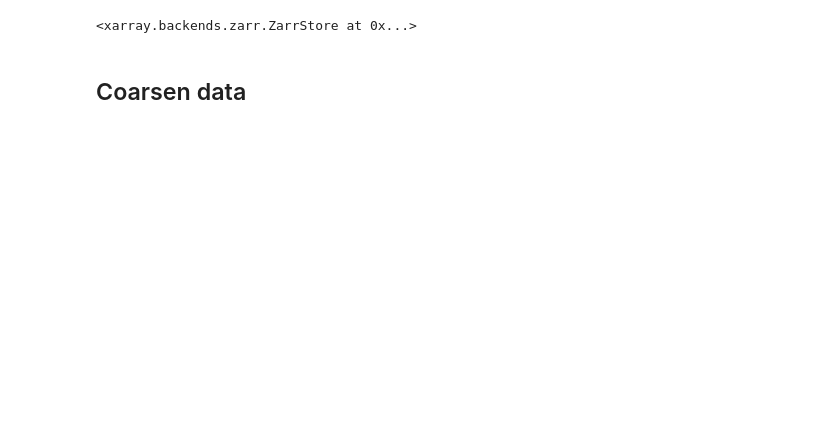
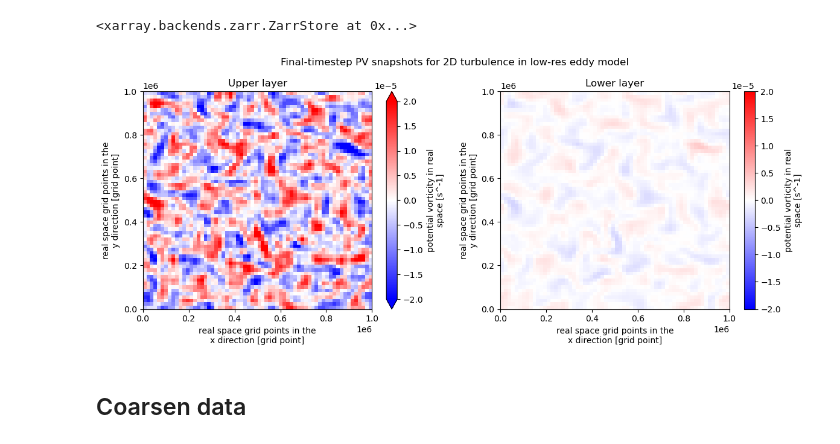
Before and after one commit to ocean-transport/QG-model-summer23, a Jupyter notebook: eddy.ipynb, the cells around one changed output. Cells and saved outputs as stored; diff of their text form; code cells hidden in the pictures; blank space fills up the shorter version.

```diff
--- a/eddy.ipynb
+++ b/eddy.ipynb
@@ -169,7 +170,7 @@ RuntimeError: Undefined plan with nthreads. This is a bug
 # run simulation to gather data initially
 
 ## From here, you can call .run() to run a new simulation
-eddy_model2.run()
+#eddy_model2.run()
 
 ## Convert to xarray Datasets
-eddy_model_test = eddy_model2.to_dataset()
+#eddy_model_test = eddy_model2.to_dataset()
@@ -215,3 +215,5 @@ Data variables: (12/32)
+# %%
+eddy_model_lowRes = eddy_model_test
 # %%
 # write data to scratch bucket after initial run
 
@@ -222,5 +224,12 @@ eddy_model_test.to_zarr('gs://leap-scratch/panalluri/eddy/lowRes.zarr')  # write
 # %% [output]
 <xarray.backends.zarr.ZarrStore at 0x...>
+# %%
+plt.figure(figsize=(12,5)).suptitle("Final-timestep PV snapshots for 2D turbulence in low-res eddy model")
+plt.subplot(121); eddy_model_lowRes.q.isel(lev=0, time=-1).plot(vmin=-2e-5, vmax=2e-5, cmap='bwr'); plt.title("Upper layer")
+plt.subplot(122); eddy_model_lowRes.q.isel(lev=1, time=-1).plot(vmin=-2e-5, vmax=2e-5, cmap='bwr'); plt.title( "Lower layer")
+plt.tight_layout()
+# %% [output]
+[figure, added]
 # %% [markdown]
 ## Coarsen data
 # %%
```
Also changed, not shown: parts of 33 cells of this notebook.
